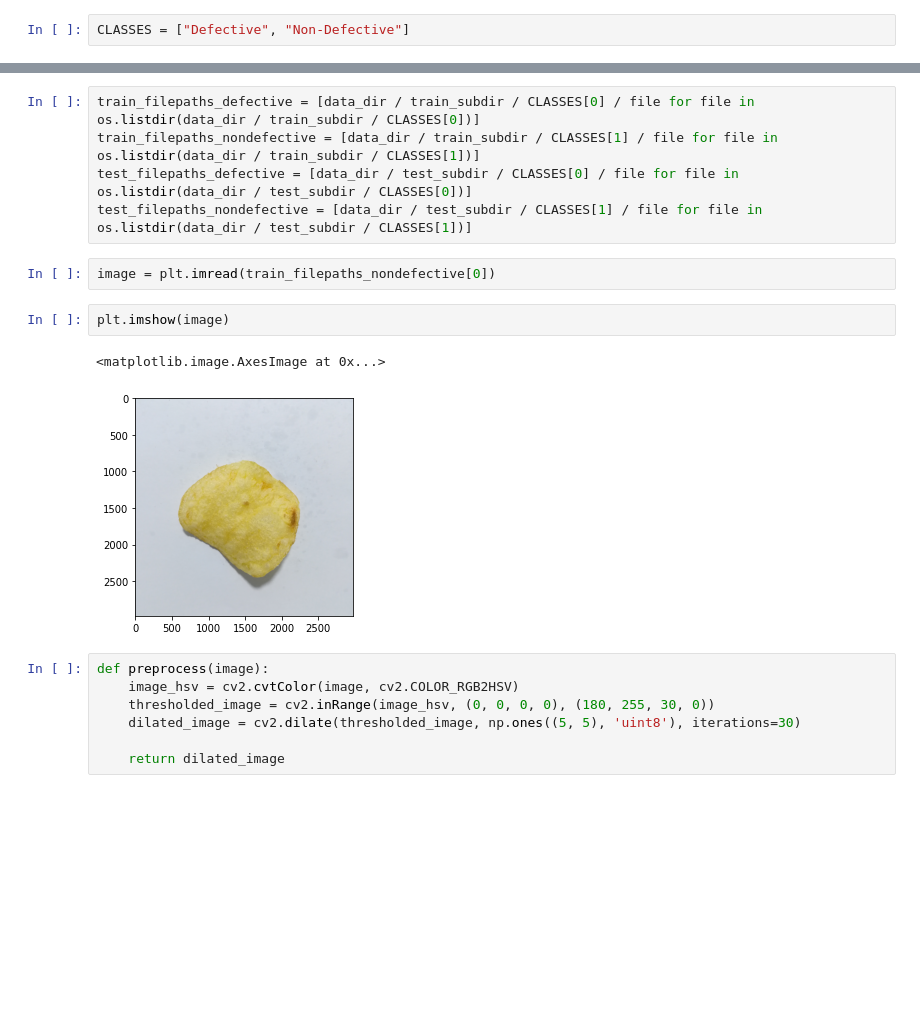
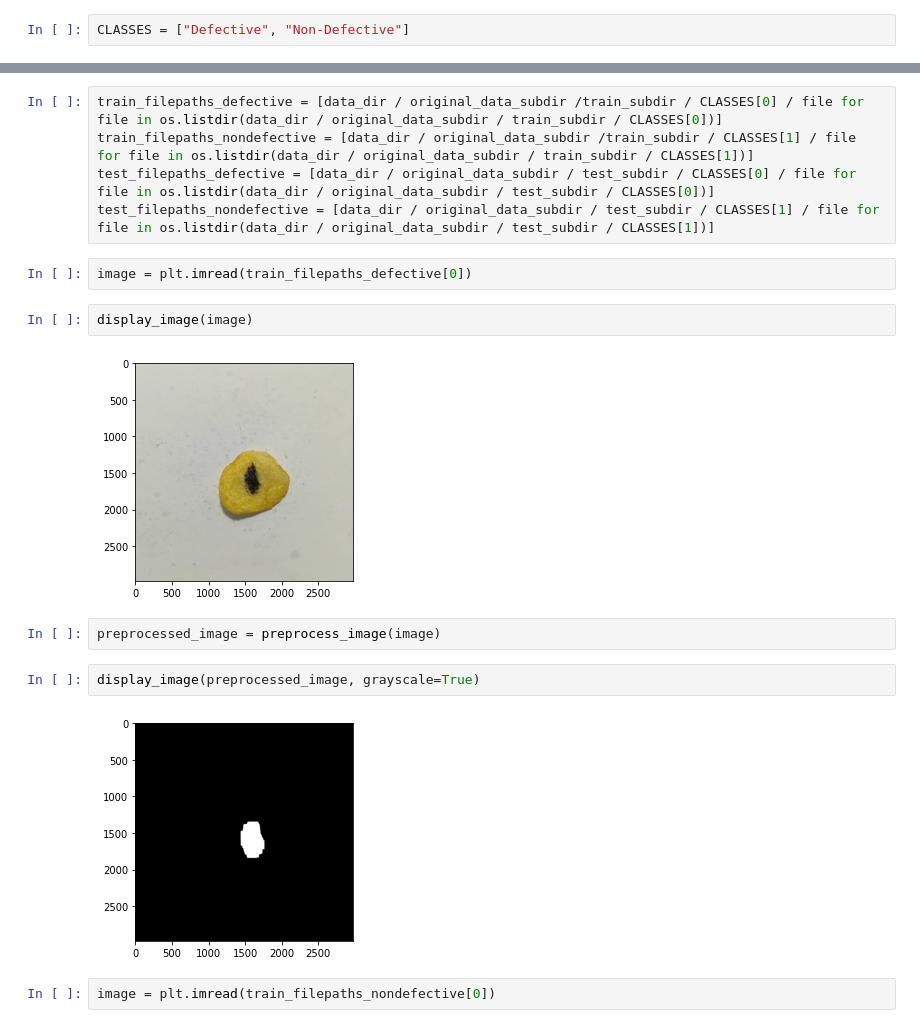
Before and after one commit to allihaider/PepsiCo-Potato-Chip-Quality-Control, a Jupyter notebook: notebooks/datasets-creation.ipynb, the cells around one changed output, grey strips where cells are left out. Saved outputs shown, nothing was run; the diff lists cells and outputs as text; blank space fills up the shorter version.

```diff
--- a/notebooks/datasets-creation.ipynb
+++ b/notebooks/datasets-creation.ipynb
@@ -24,19 +33,19 @@ def display_image(image_path):
 # %%
-train_filepaths_defective = [data_dir / train_subdir / CLASSES[0] / file for file in os.listdir(data_dir / train_subdir / CLASSES[0])]
-train_filepaths_nondefective = [data_dir / train_subdir / CLASSES[1] / file for file in os.listdir(data_dir / train_subdir / CLASSES[1])]
-test_filepaths_defective = [data_dir / test_subdir / CLASSES[0] / file for file in os.listdir(data_dir / test_subdir / CLASSES[0])]
-test_filepaths_nondefective = [data_dir / test_subdir / CLASSES[1] / file for file in os.listdir(data_dir / test_subdir / CLASSES[1])]
+train_filepaths_defective = [data_dir / original_data_subdir /train_subdir / CLASSES[0] / file for file in os.listdir(data_dir / original_data_subdir / train_subdir / CLASSES[0])]
+train_filepaths_nondefective = [data_dir / original_data_subdir /train_subdir / CLASSES[1] / file for file in os.listdir(data_dir / original_data_subdir / train_subdir / CLASSES[1])]
+test_filepaths_defective = [data_dir / original_data_subdir / test_subdir / CLASSES[0] / file for file in os.listdir(data_dir / original_data_subdir / test_subdir / CLASSES[0])]
+test_filepaths_nondefective = [data_dir / original_data_subdir / test_subdir / CLASSES[1] / file for file in os.listdir(data_dir / original_data_subdir / test_subdir / CLASSES[1])]
 # %%
-image = plt.imread(train_filepaths_nondefective[0])
+image = plt.imread(train_filepaths_defective[0])
 # %%
-plt.imshow(image)
+display_image(image)
 # %% [output]
-<matplotlib.image.AxesImage at 0x...>
-[figure, old version]
+[figure, new version]
-# %%
-def preprocess(image):
-    image_hsv = cv2.cvtColor(image, cv2.COLOR_RGB2HSV)
-    thresholded_image = cv2.inRange(image_hsv, (0, 0, 0, 0), (180, 255, 30, 0))
-    dilated_image = cv2.dilate(thresholded_image, np.ones((5, 5), 'uint8'), iterations=30)
-
-    return dilated_image
+# %%
+preprocessed_image = preprocess_image(image)
+# %%
+display_image(preprocessed_image, grayscale=True)
+# %% [output]
+[figure, added]
+# %%
+image = plt.imread(train_filepaths_nondefective[0])
```
Also changed, not shown: parts of 11 cells of this notebook.
